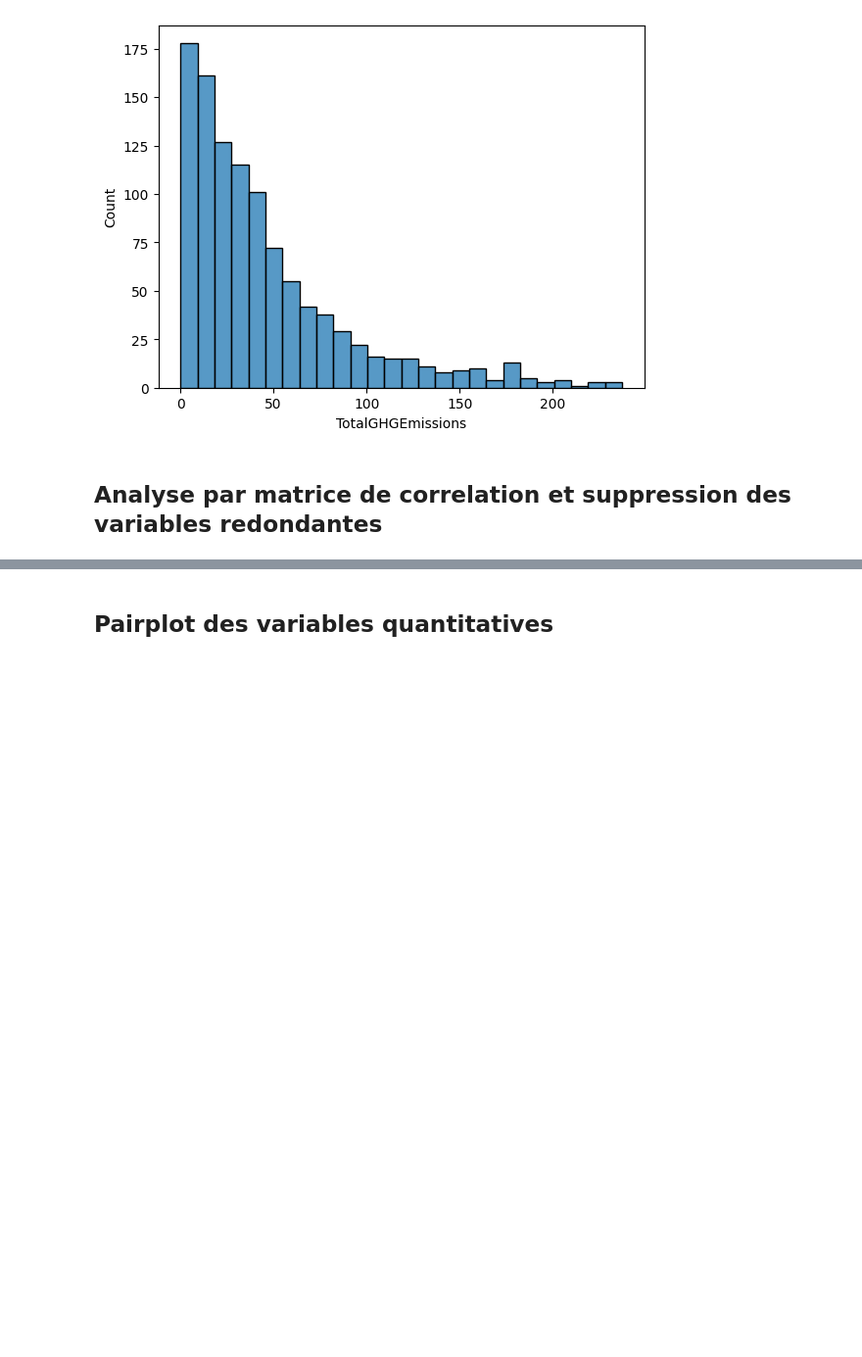
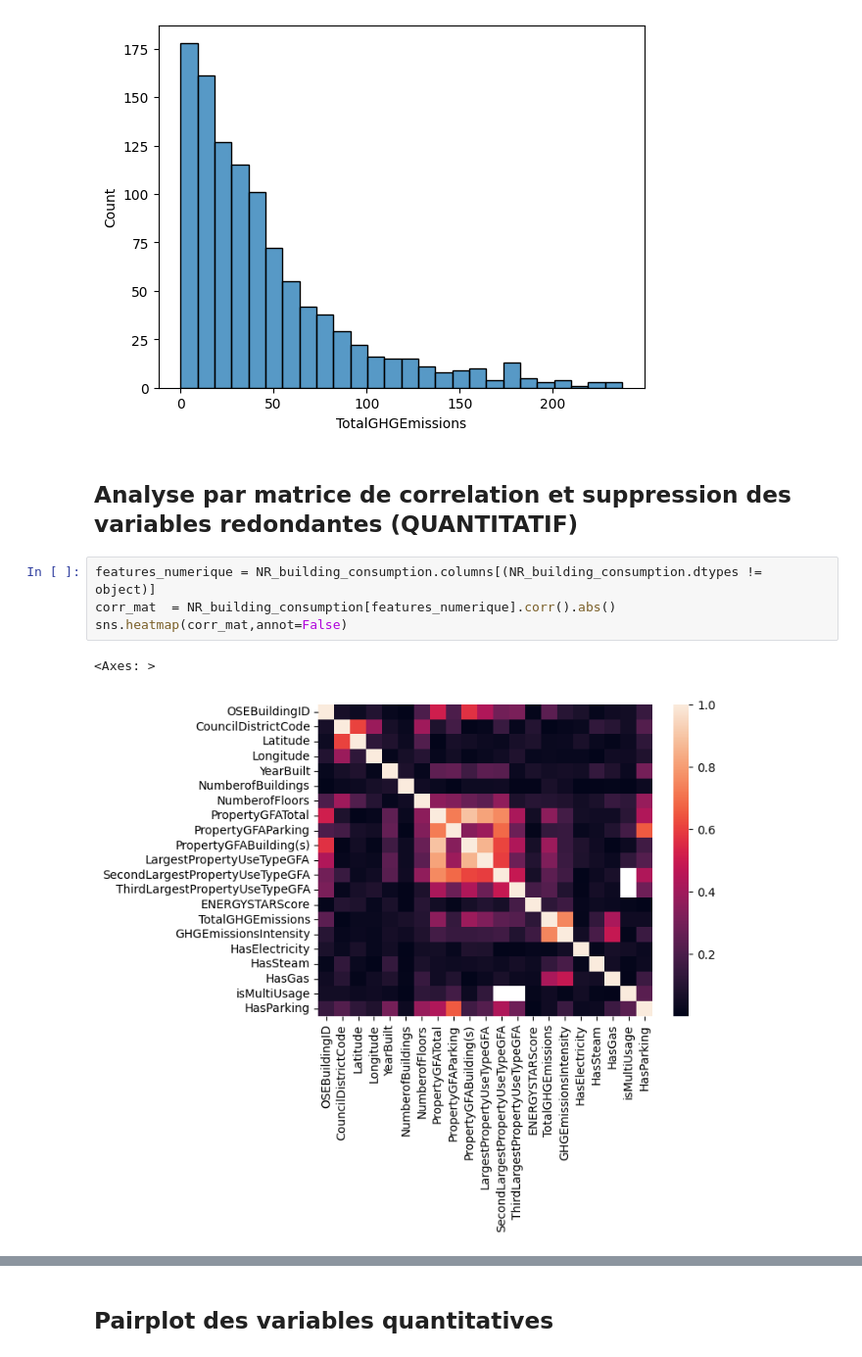
Before and after one commit to RandomFab/SEATLE, a Jupyter notebook: P3_template_modelistation_supervisee_data_scientist.ipynb, the cells around one changed output, grey strips where cells are left out. Shown at 98% size. Cells and saved outputs as stored; diff of their text form; blank space fills up the shorter version.

```diff
--- a/P3_template_modelistation_supervisee_data_scientist.ipynb
+++ b/P3_template_modelistation_supervisee_data_scientist.ipynb
@@ -277,4 +265,11 @@ sns.histplot(data= NR_building_consumption['TotalGHGEmissions'])
 <Axes: xlabel='TotalGHGEmissions', ylabel='Count'>
 [figure]
 # %% [markdown]
-## Analyse par matrice de correlation et suppression des variables redondantes
+## Analyse par matrice de correlation et suppression des variables redondantes (QUANTITATIF)
+# %%
+features_numerique = NR_building_consumption.columns[(NR_building_consumption.dtypes != object)]
+corr_mat  = NR_building_consumption[features_numerique].corr().abs()
+sns.heatmap(corr_mat,annot=False)
+# %% [output]
+<Axes: >
+[figure, added]
```
Also changed, not shown: parts of 73 cells of this notebook.
